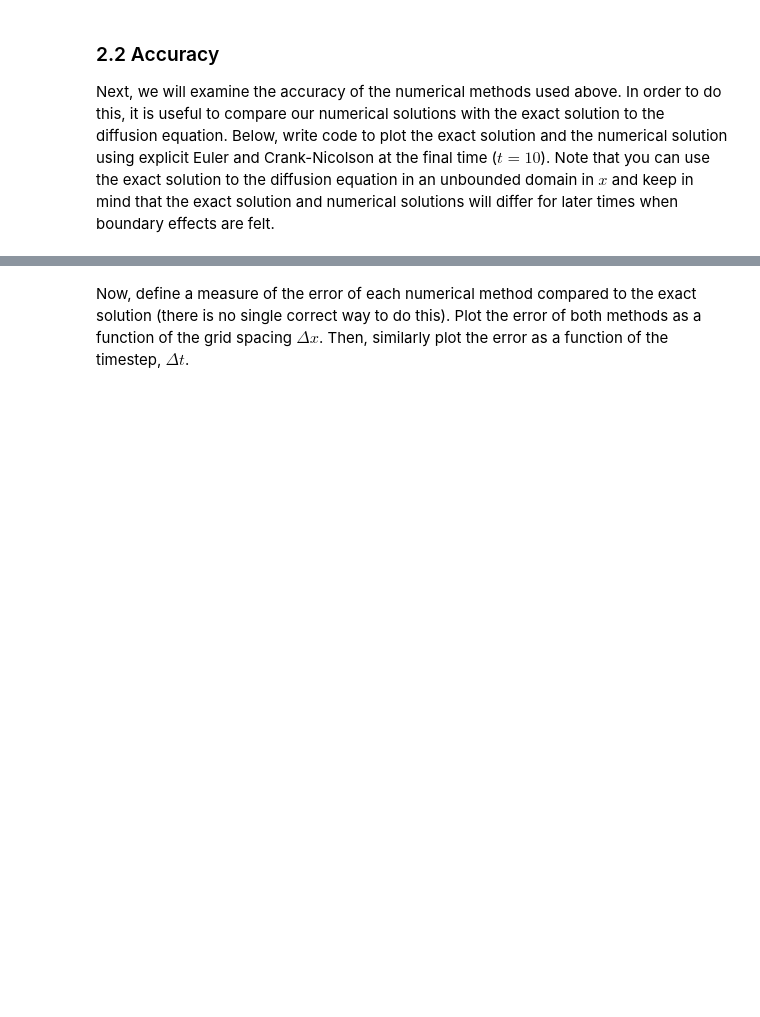
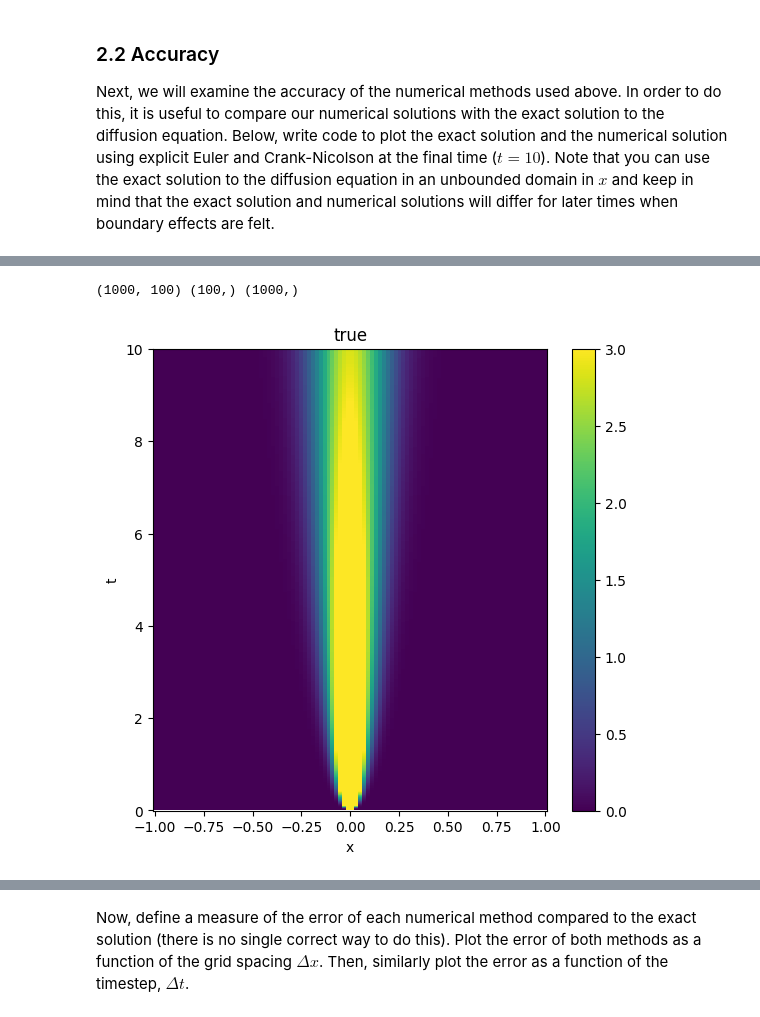
Before and after one commit to AnnabelHall/QCES_LNM, a Jupyter notebook: Project1_numerical_methods.ipynb, the cells around one changed output, grey strips where cells are left out. Cells and saved outputs as stored; diff of their text form; code cells hidden in the pictures; blank space fills up the shorter version.

Commit message:
Created using Colab - edit at home

```diff
--- a/Project1_numerical_methods.ipynb
+++ b/Project1_numerical_methods.ipynb
@@ -179,0 +203,9 @@ Next, we will examine the accuracy of the numerical methods used above. In order
+# %%
+def conc(x, t, kappa):
+    # This function timesteps the diffusion equation with homogeneous Neumann boundary conditions
+    # using the explicit Euler and second order finite difference methods
+    X, T = np.meshgrid(x, t)
+
+    return  (4*np.pi*kappa*T)**(-0.5)*np.exp(-1*np.square(X) / (4*kappa*T))
+
+conc(x, t, kappa)
@@ -179,0 +226,15 @@ Next, we will examine the accuracy of the numerical methods used above. In order
+# %%
+c_conc = conc(x, t, kappa)
+# %%
+plt.figure(figsize=(14, 6))
+print(c_conc.shape, x.shape, t.shape)
+plt.subplot(1, 2, 1)
+plt.pcolormesh(x, t, c_conc)
+plt.xlabel('x')
+plt.ylabel('t')
+plt.title('true')
+plt.colorbar()
+plt.clim(0,3)
+# %% [output]
+(1000, 100) (100,) (1000,)
+[figure, added]
```
Also changed, not shown: parts of 11 cells of this notebook.
